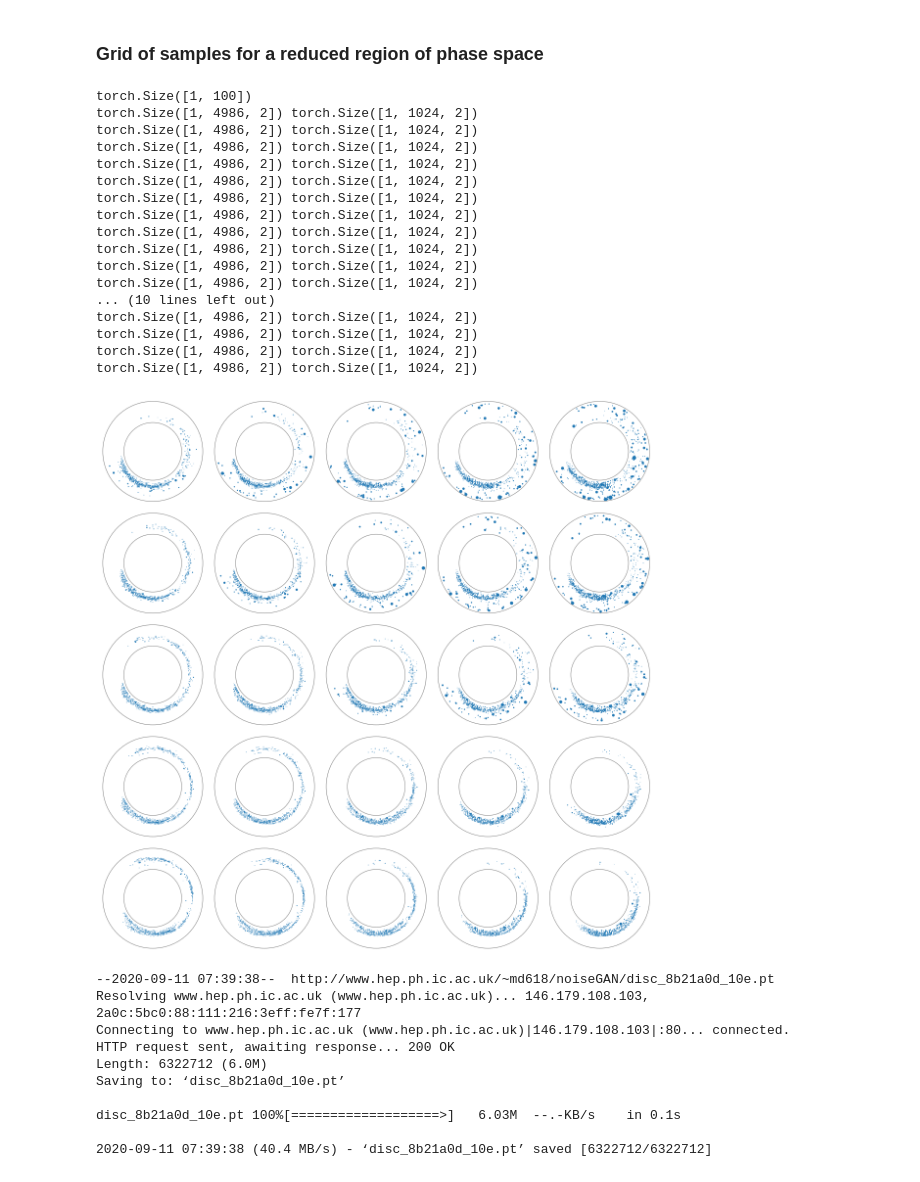
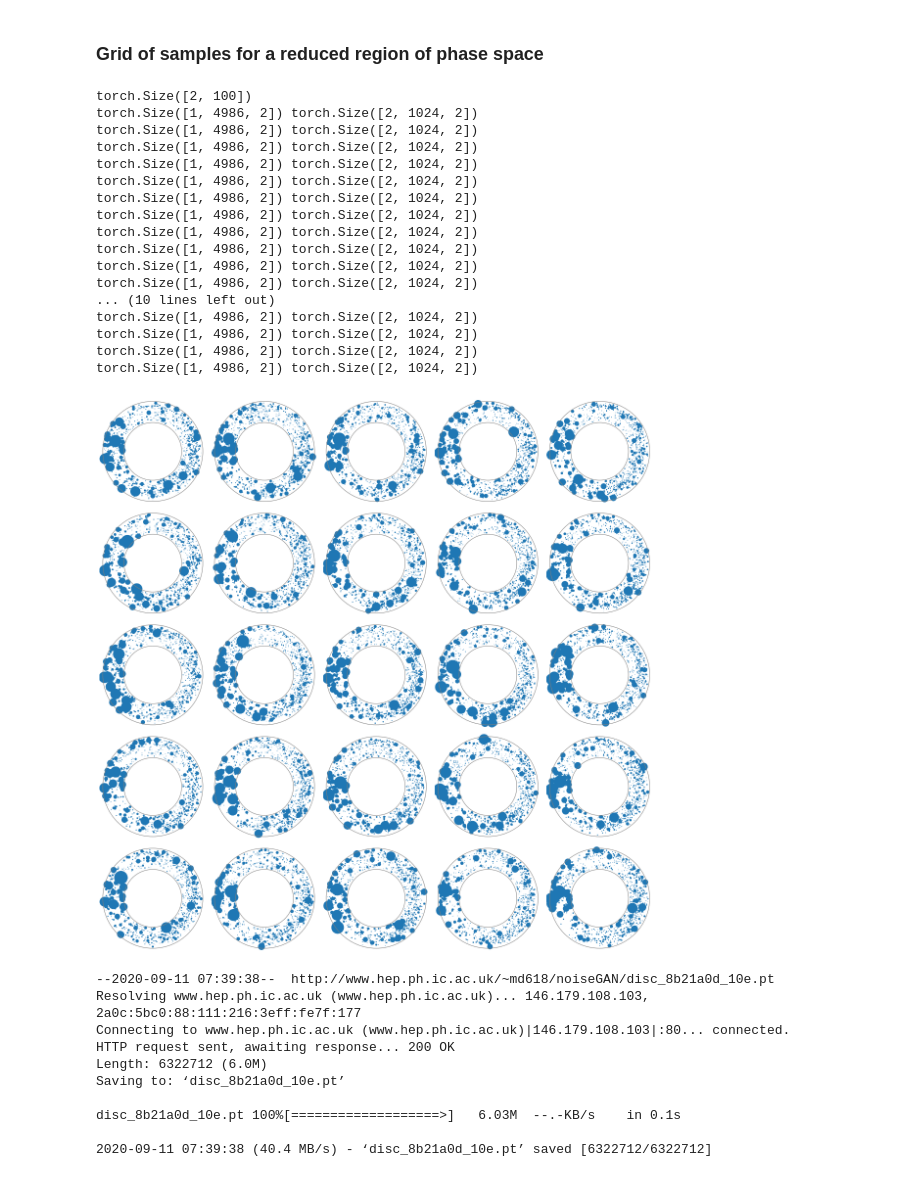
Before and after one commit to mdubouch/noise-gan, a Jupyter notebook: noise_info.ipynb, the cells around one changed output. Saved outputs shown, nothing was run; the diff lists cells and outputs as text; code cells hidden in the pictures.

```diff
--- a/noise_info.ipynb
+++ b/noise_info.ipynb
@@ -440,8 +445,17 @@ class ConvTransposeEQ(nn.ConvTranspose1d):
         self.scale = np.sqrt(2 / n)
 
     def forward(self, x):
-        out = nn.functional.conv_transpose1d(x, self.weight * self.scale, self.bias, self.stride, self.padding, dilation=self.dilation, groups=self.groups)
+        x_noise = x + torch.randn_like(x) * 0.01
+        out = nn.functional.conv_transpose1d(x_noise, self.weight * self.scale, self.bias, self.stride, self.padding, dilation=self.dilation, groups=self.groups)
         return out
+
+class WhiteNoise(nn.Module):
+    def __init__(self, std):
+        super().__init__()
+        self.std = std
+    def forward(self, x):
+        noise = torch.randn_like(x) * self.std
+        return x + noise
 # %%
 min_radius = np.sqrt(wx**2 + wy**2).min()
 max_radius = np.sqrt(wx**2 + wy**2).max()
@@ -909,7 +923,7 @@ its_per_state = 2000
 
 alpha_step = 1. / its_per_state
 
-its_to_do = 10000
+its_to_do = 60000
 
 for i in range(its_to_do):
 
@@ -1000,7 +1014,7 @@ for i in range(its_to_do):
         plt.plot(discriminator_losses, label='discriminator loss', alpha=0.7)
         plt.plot(generator_losses    , label='generator loss', alpha=0.7)
         plt.legend()
-        plt.ylim(-20, 20)
+        plt.ylim(-20, 40)
 
 
         plt.subplot(142)
@@ -1118,10 +1133,11 @@ def find_closest_wire(x, y):
 # %% [markdown]
 Using reverse embedding on generator output to get wire position from ID
 # %%
-compare_N_hits = 1024#int(wx.size // n_bunches)
+compare_N_hits = 2048#int(wx.size // n_bunches)
 
-gen.eval()
-fake_tensor = disc.reverse_embed(sample_fake(compare_N_hits // hit_group_size)).permute(0, 2, 1).flatten(0, 1)
+#gen.eval()
+fake_sample = sample_fake(compare_N_hits // hit_group_size)
+fake_tensor = disc.reverse_embed(fake_sample).permute(0, 2, 1).flatten(0, 1)
 fake_hits = inv_transform(fake_tensor.T)
 fake_wire = fake_hits[3].astype(int)
 fake_edep = fake_hits[0]
@@ -1168,12 +1184,13 @@ torch.Size([1, 4986, 2]) torch.Size([1, 1024, 2])
 # %% [markdown]
 Using raw position from generator
 # %%
-compare_N_hits = 1023#int(wx.size // n_bunches)
+compare_N_hits = 2048#int(wx.size // n_bunches)
 
-gen.eval()
-fake_tensor = sample_fake(compare_N_hits // hit_group_size + 1)
-fake_hits = inv_transform(disc.reverse_embed(fake_tensor).permute(0, 2, 1).flatten(0,1).T)
-fake_tensor = fake_tensor.detach().cpu().permute(0, 2, 1).flatten(0, 1)
+#gen.eval()
+#fake_tensor = sample_fake(compare_N_hits // hit_group_size + 1)
+#fake_hits = inv_transform(disc.reverse_embed(fake_tensor).permute(0, 2, 1).flatten(0,1).T)
+#fake_tensor = fake_tensor.detach().cpu().permute(0, 2, 1).flatten(0, 1)
+fake_tensor = fake_sample.detach().cpu().permute(0, 2, 1).flatten(0, 1)
 
 fake_x, fake_y = inv_transform_pos(fake_tensor[:,4], fake_tensor[:,5])
 #fake_wire = fake_hits[3].astype(int)
@@ -1228,54 +1244,54 @@ plt.figure(figsize=(16,16))
 nrows = int(1 / step)
 ncols = int(1 / step)
 
 def get_sample(N_hits, latent_pos):
     fake_tensor = disc.reverse_embed(gen(latent_pos)).permute(0, 2, 1).flatten(0, 1)
     fake_hits = inv_transform(fake_tensor.T)
     fake_wire = fake_hits[3].astype(int)
     fake_edep = fake_hits[0]
     return fake_wire, fake_edep
 
-compare_N_hits = hit_group_size#1 * chunked.shape[2] // int(n_bunches)
+compare_N_hits = hit_group_size*2#1 * chunked.shape[2] // int(n_bunches)
 latent_pos = torch.zeros((compare_N_hits // hit_group_size, latent_dims), device='cuda')
 print(latent_pos.shape)
 for i in range(nrows):
     for j in range(ncols):
         plt.subplot(nrows, ncols, i*nrows + j + 1, frameon=False)
 
 
-        latent_pos[:,dim0] = i / (nrows-1) * 4 - 2
-        latent_pos[:,dim1] = j / (ncols-1) * 4 - 2
+        latent_pos[:,dim0] = i / (nrows-1) * 2 - 1
+        latent_pos[:,dim1] = j / (ncols-1) * 2 - 1
         _wire, _edep = get_sample(compare_N_hits, latent_pos)
 
         only_walls(plt.gca())
         plt.xlabel('')
         plt.ylabel('')
         plt.gca().axis('off')
 
-        plt.scatter(wire_x[_wire], wire_y[_wire], s=np.power(10, _edep) * 500);
+        plt.scatter(wire_x[_wire[:1024]], wire_y[_wire[:1024]], s=np.power(10, _edep[:1024]) * 1e3);
 
 
 plt.tight_layout()
 plt.savefig('GAN_gen_grid.png', dpi=120)
 # %% [output]
-torch.Size([1, 100])
-torch.Size([1, 4986, 2]) torch.Size([1, 1024, 2])
-torch.Size([1, 4986, 2]) torch.Size([1, 1024, 2])
-torch.Size([1, 4986, 2]) torch.Size([1, 1024, 2])
-torch.Size([1, 4986, 2]) torch.Size([1, 1024, 2])
-torch.Size([1, 4986, 2]) torch.Size([1, 1024, 2])
-torch.Size([1, 4986, 2]) torch.Size([1, 1024, 2])
-torch.Size([1, 4986, 2]) torch.Size([1, 1024, 2])
-torch.Size([1, 4986, 2]) torch.Size([1, 1024, 2])
-torch.Size([1, 4986, 2]) torch.Size([1, 1024, 2])
-torch.Size([1, 4986, 2]) torch.Size([1, 1024, 2])
-torch.Size([1, 4986, 2]) torch.Size([1, 1024, 2])
+torch.Size([2, 100])
+torch.Size([1, 4986, 2]) torch.Size([2, 1024, 2])
+torch.Size([1, 4986, 2]) torch.Size([2, 1024, 2])
+torch.Size([1, 4986, 2]) torch.Size([2, 1024, 2])
+torch.Size([1, 4986, 2]) torch.Size([2, 1024, 2])
+torch.Size([1, 4986, 2]) torch.Size([2, 1024, 2])
+torch.Size([1, 4986, 2]) torch.Size([2, 1024, 2])
+torch.Size([1, 4986, 2]) torch.Size([2, 1024, 2])
+torch.Size([1, 4986, 2]) torch.Size([2, 1024, 2])
+torch.Size([1, 4986, 2]) torch.Size([2, 1024, 2])
+torch.Size([1, 4986, 2]) torch.Size([2, 1024, 2])
+torch.Size([1, 4986, 2]) torch.Size([2, 1024, 2])
 ... (10 lines left out)
-torch.Size([1, 4986, 2]) torch.Size([1, 1024, 2])
-torch.Size([1, 4986, 2]) torch.Size([1, 1024, 2])
-torch.Size([1, 4986, 2]) torch.Size([1, 1024, 2])
-torch.Size([1, 4986, 2]) torch.Size([1, 1024, 2])
+torch.Size([1, 4986, 2]) torch.Size([2, 1024, 2])
+torch.Size([1, 4986, 2]) torch.Size([2, 1024, 2])
+torch.Size([1, 4986, 2]) torch.Size([2, 1024, 2])
+torch.Size([1, 4986, 2]) torch.Size([2, 1024, 2])
-[figure, old version]
+[figure, new version]
 # %%
 torch.save(gen, "gen_8b21a0d_10e.pt")
 # %%
```
Also changed, not shown: parts of 29 cells of this notebook.
